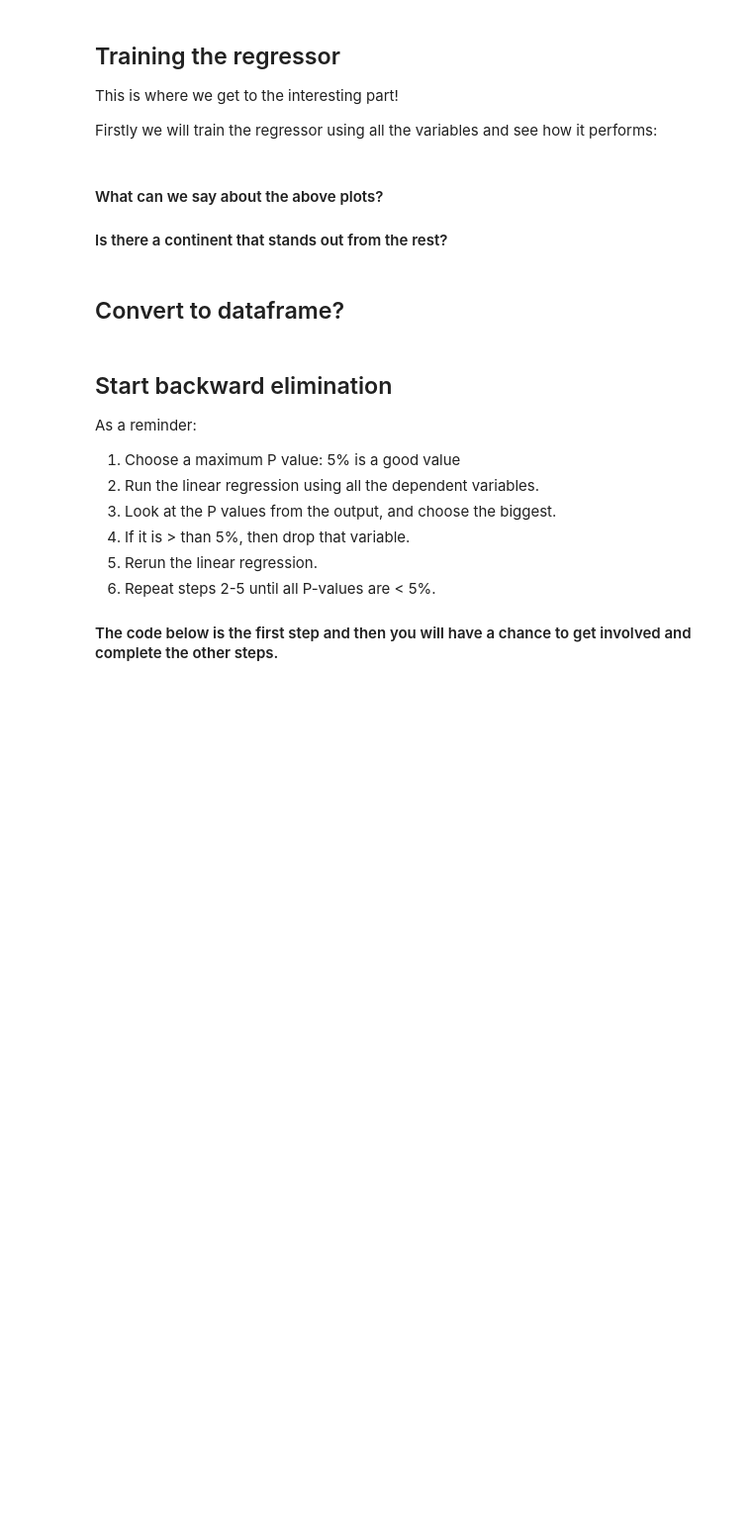
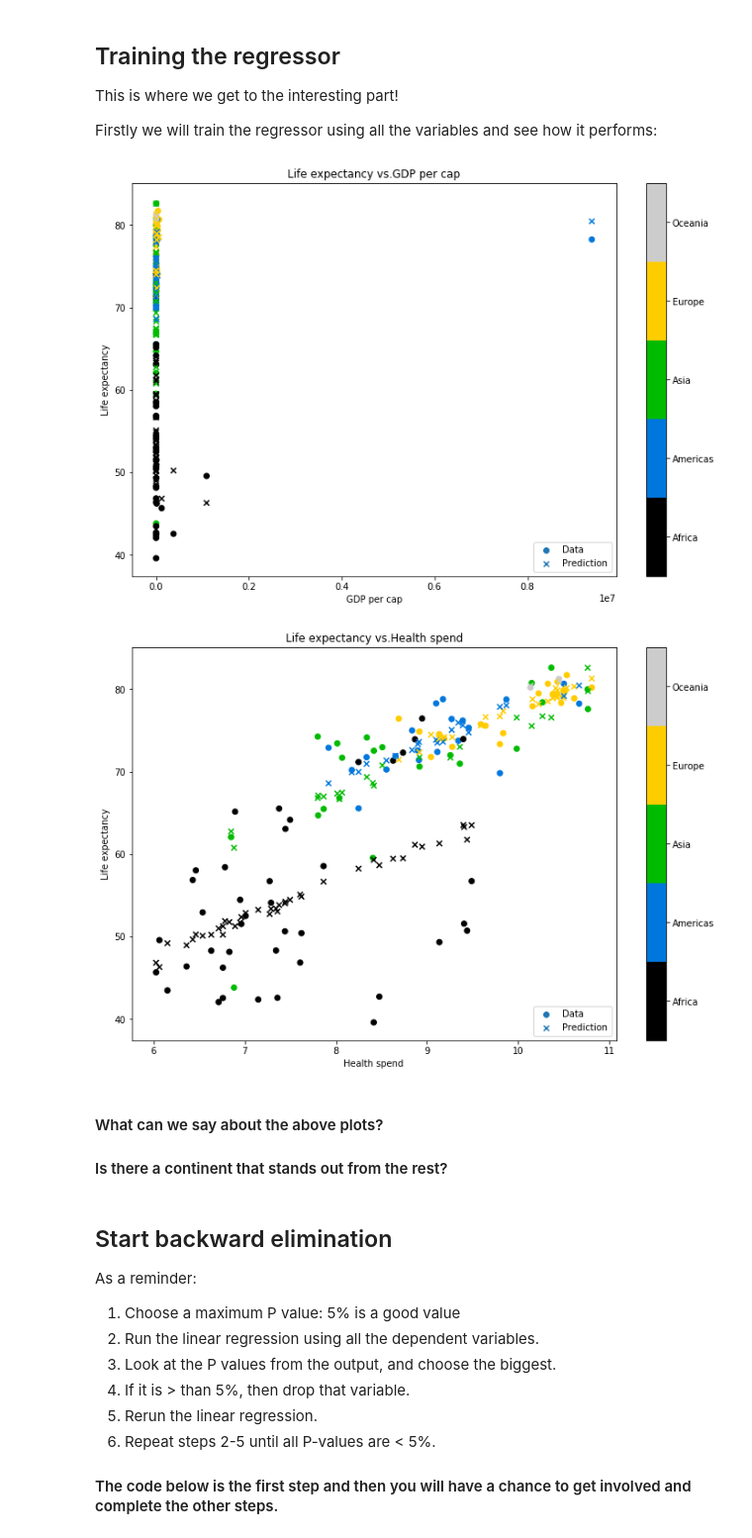
Before and after one commit to DataForGood-Norway/GirlsCanDoIt, a Jupyter notebook: MachineLearning/Lab/Linear Regression Example.ipynb, the cells around one changed output. Shown at 99% size. Drawn from its saved outputs; the diff is of its cells as text; code cells hidden in the pictures; blank space fills up the shorter version.

```diff
--- a/MachineLearning/Lab/Linear Regression Example.ipynb
+++ b/MachineLearning/Lab/Linear Regression Example.ipynb
@@ -168,24 +196,25 @@ Firstly we will train the regressor using all the variables and see how it perfo
 # %%
 """Start the training
 """
 
 #train the regressor
 from sklearn.linear_model import LinearRegression
 regressor = LinearRegression()
 regressor.fit(X_train,y_train)
 #Make predictions
 y_pred = regressor.predict(X_train)
 
+X_train['logGDP']
 #plot the results
-gdp_per_cap = np.exp(X_train[:,7])
-make_plot('GDP per cap',gdp_per_cap,y_train,y_pred,cont_train)
+make_plot('GDP per cap',np.exp(X_train['logGDP']),y_train,y_pred,cont_train)
 #plot the results
-make_plot('Health spend',X_train[:,8],y_train,y_pred,cont_train)
+make_plot('Health spend',X_train['health_spend'],y_train,y_pred,cont_train)
+# %% [output]
+[figure, added]
+[figure, added]
 # %% [markdown]
 #### What can we say about the above plots?
 #### Is there a continent that stands out from the rest?
-# %% [markdown]
-## Convert to dataframe?
 # %% [markdown]
 ## Start backward elimination
 As a reminder:
```
Also changed, not shown: parts of 12 cells of this notebook.
